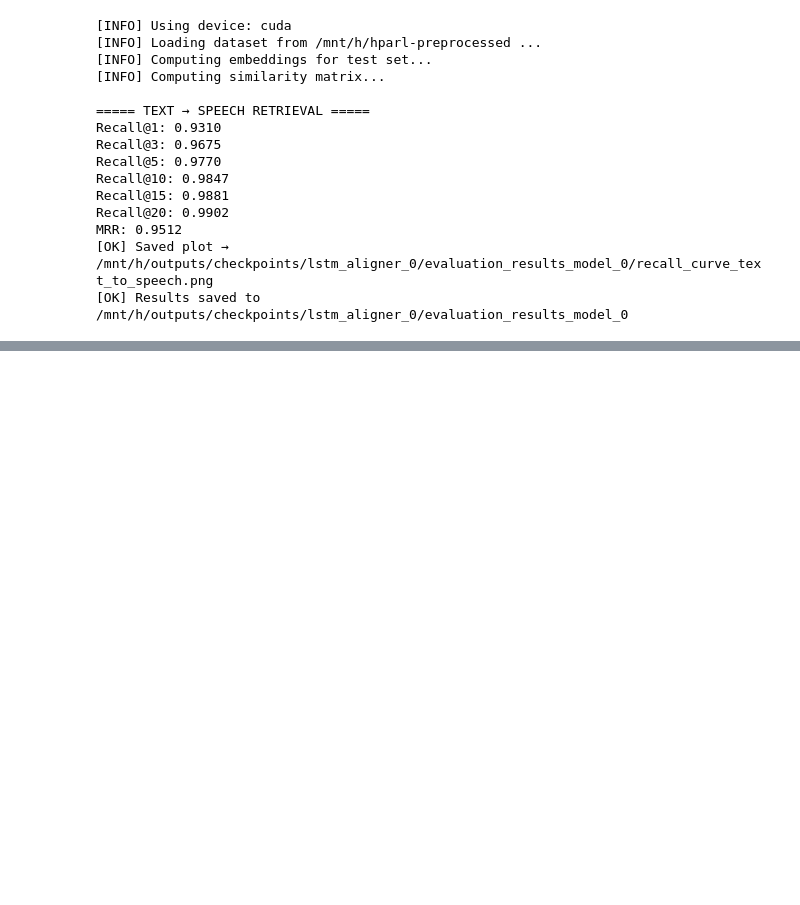
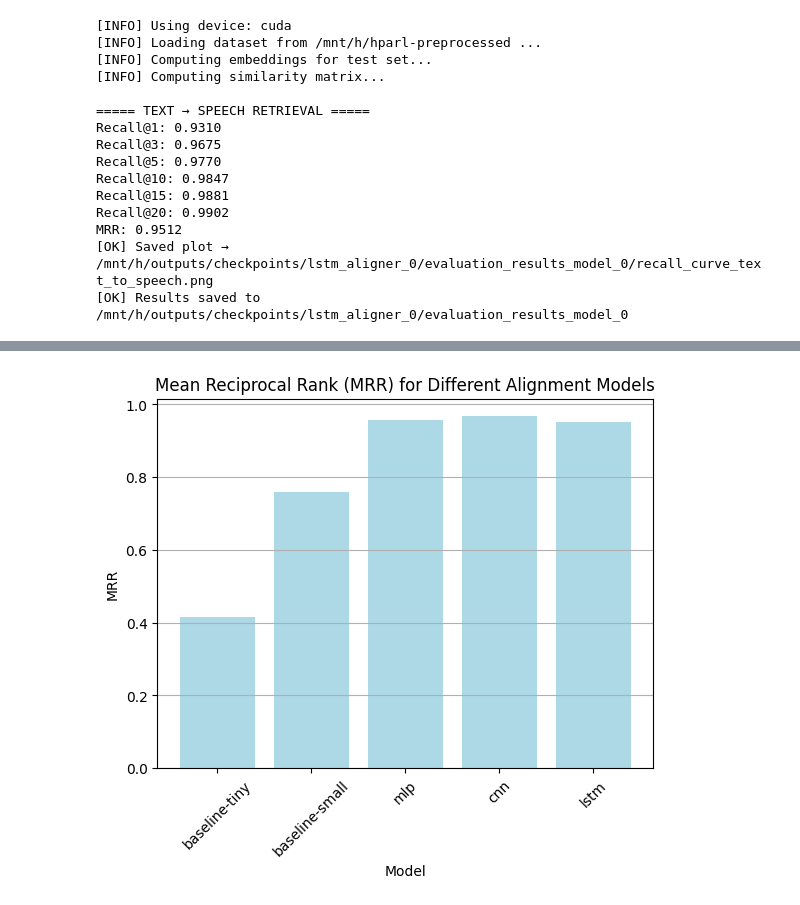
Before and after one commit to alextsigilis/Multimodal-Greek-Speech-Aligment, a Jupyter notebook: train.ipynb, the cells around one changed output, grey strips where cells are left out. Saved outputs shown, nothing was run; the diff lists cells and outputs as text; code cells hidden in the pictures; blank space fills up the shorter version.

```diff
--- a/train.ipynb
+++ b/train.ipynb
@@ -528,0 +709,11 @@ MRR: 0.9512
+# %%
+mrr_scores = {name: info['metrics']['mrr'] for name, info in models.items()}
+plt.bar(mrr_scores.keys(), mrr_scores.values(), color='lightblue')
+plt.xlabel('Model')
+plt.ylabel('MRR')
+plt.title('Mean Reciprocal Rank (MRR) for Different Alignment Models')
+plt.grid(True, axis='y')
+plt.xticks(rotation=45)
+plt.show()
+# %% [output]
+[figure, added]
```
Also changed, not shown: parts of 10 cells of this notebook.
